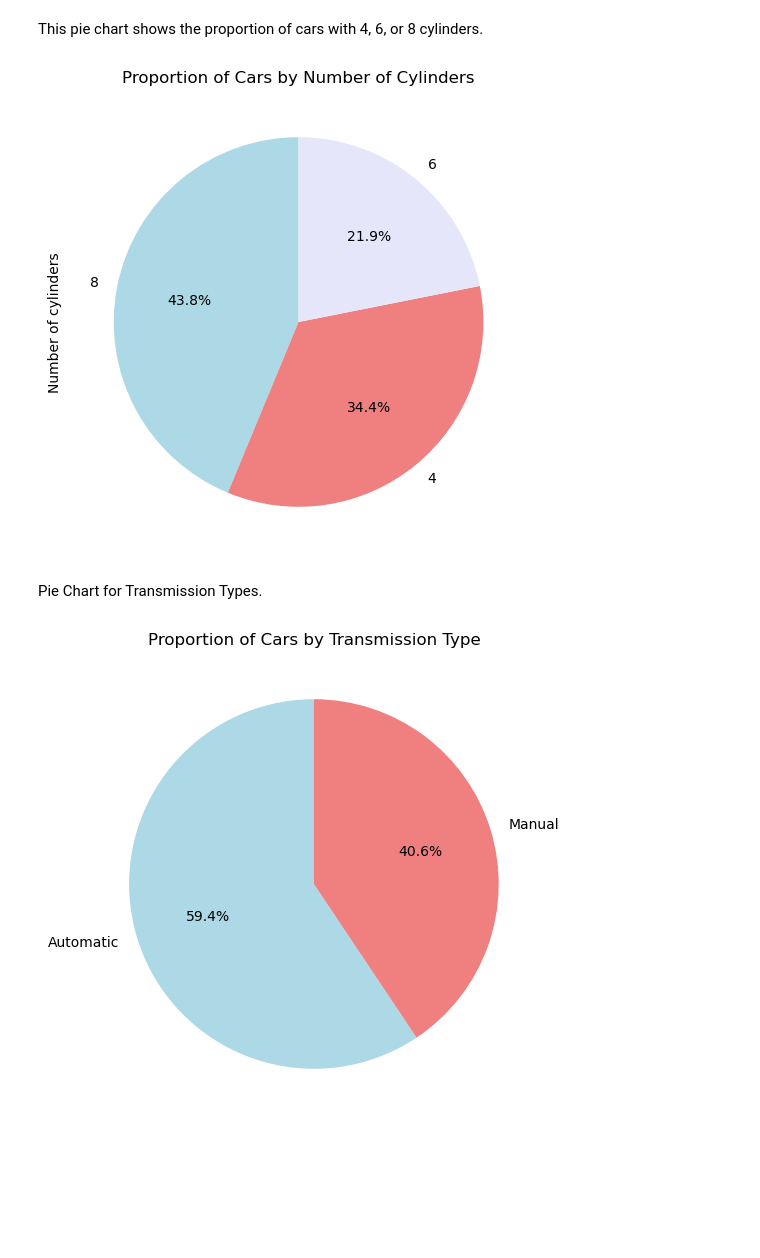
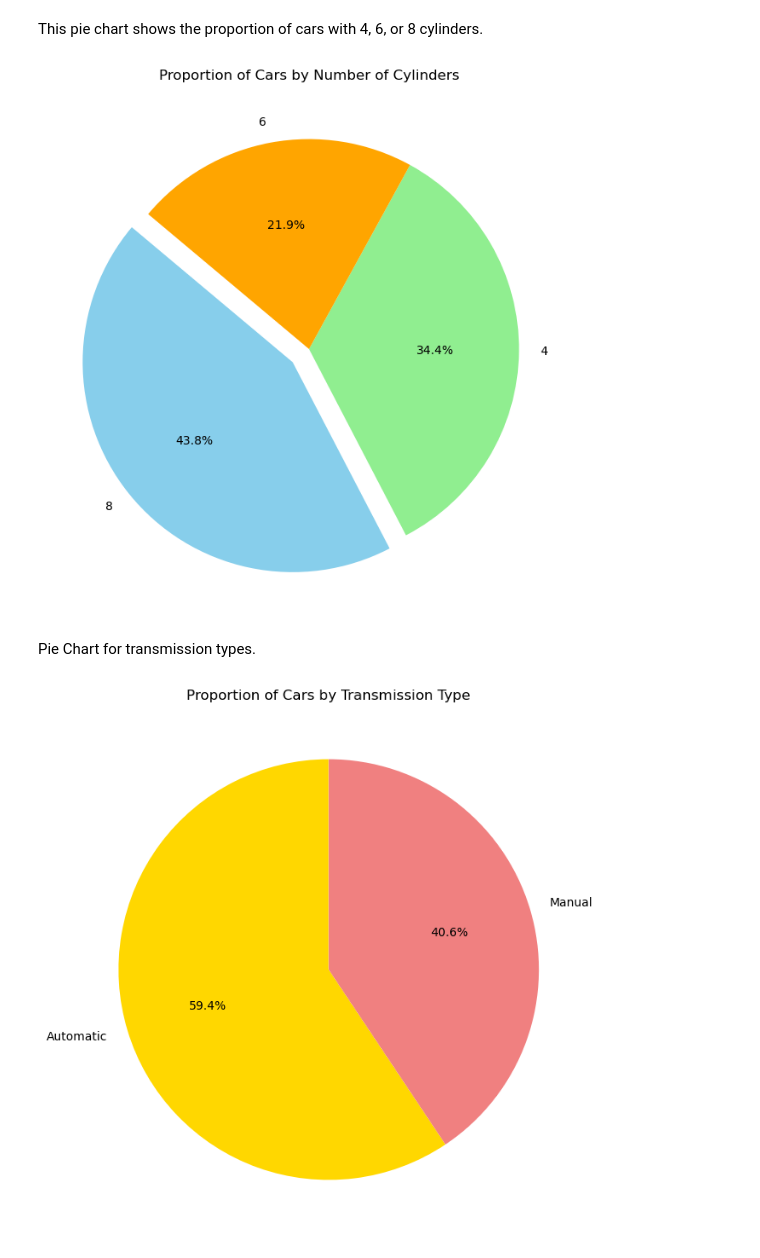
Before and after one commit to adarshinaganti/sem2, a Jupyter notebook: dav/Week7.ipynb, the cells around one changed output. Cells and saved outputs as stored; diff of their text form; code cells hidden in the pictures; blank space fills up the shorter version.

```diff
--- a/dav/Week7.ipynb
+++ b/dav/Week7.ipynb
@@ -83,24 +85,34 @@ plt.show()
 # %% [markdown]
 This pie chart shows the proportion of cars with 4, 6, or 8 cylinders.
 # %%
-plt.figure(figsize=(8, 6))
-df['cyl'].value_counts().plot(kind='pie', autopct='%1.1f%%', startangle=90, colors=['lightblue', 'lightcoral', 'lavender'])
+plt.figure(figsize=(8, 8))
+plt.pie(
+    df['cyl'].value_counts(),
+    labels=df['cyl'].value_counts().index,
+    autopct='%1.1f%%',
+    colors=['skyblue', 'lightgreen', 'orange'],
+    startangle=140,
+    explode=[0.1, 0, 0]
+)
+plt.title('Proportion of Cars by Number of Cylinders')
 
-plt.title('Proportion of Cars by Number of Cylinders')
-plt.ylabel('Number of cylinders')
 plt.show()
 # %% [output]
-[figure, old version]
+[figure, new version]
 # %% [markdown]
-Pie Chart for Transmission Types.
+Pie Chart for transmission types.
 # %%
-df['am'] = df['am'].map({0: 'Automatic', 1: 'Manual'})
-plt.figure(figsize=(8, 6))
-df['am'].value_counts().plot(kind='pie', autopct='%1.1f%%', startangle=90, colors=['lightblue', 'lightcoral'])
+plt.figure(figsize=(8, 8))
+plt.pie(
+    df['am'].value_counts(),
+    labels=['Automatic', 'Manual'],
+    autopct='%1.1f%%',
+    colors=['gold', 'lightcoral'],
+    startangle=90
+)
+plt.title('Proportion of Cars by Transmission Type')
 
-plt.title('Proportion of Cars by Transmission Type')
-plt.ylabel('')
 plt.show()
 # %% [output]
-[figure, old version]
+[figure, new version]
 # %% [markdown]
```
Also changed, not shown: parts of 65 cells of this notebook, 1 other file.
